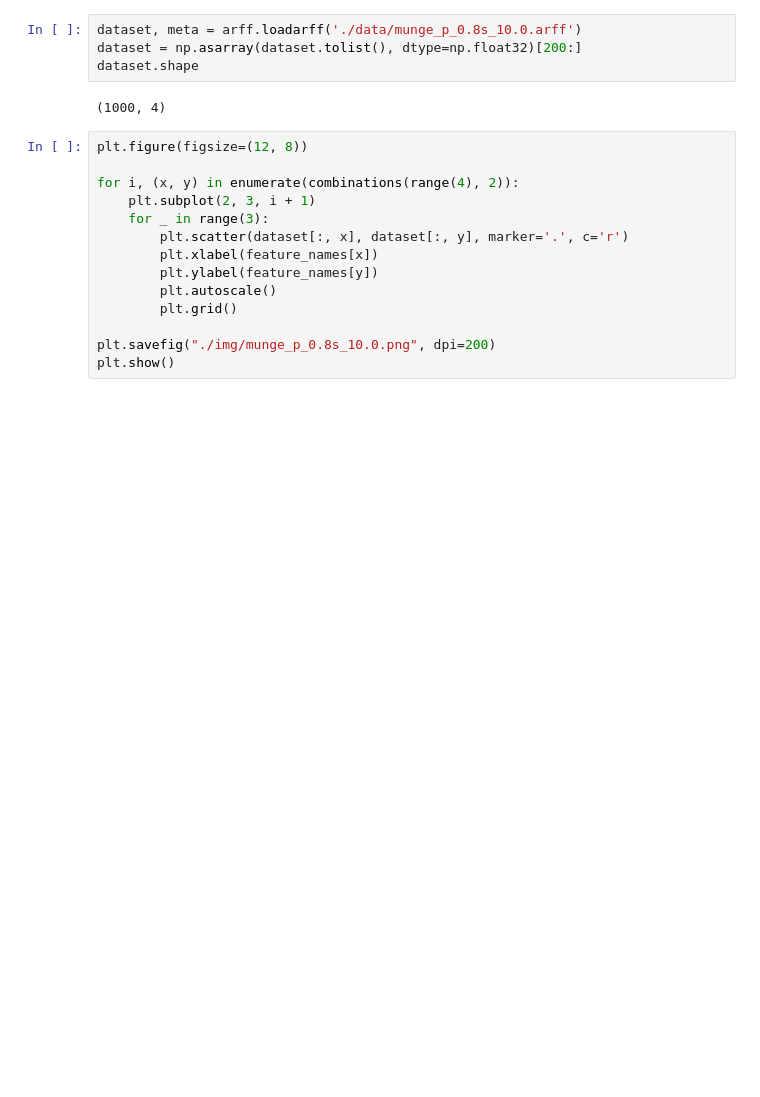
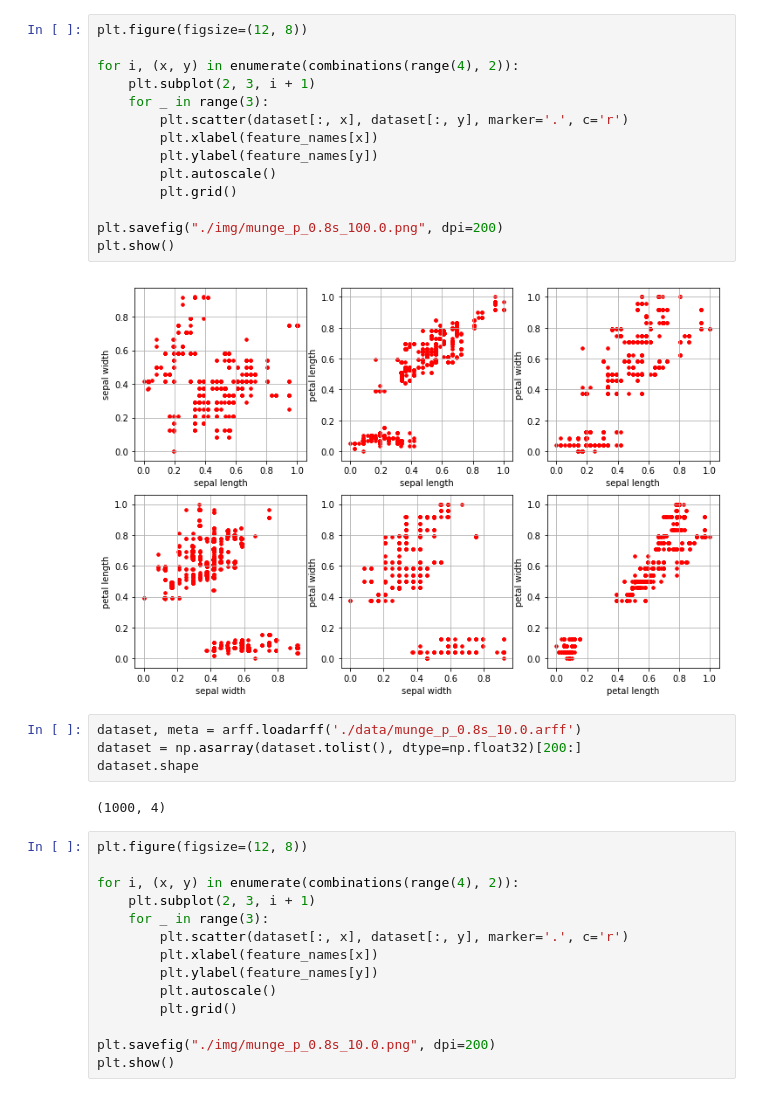
Before and after one commit to lapis-zero09/MUNGE, a Jupyter notebook: MUNGE_example.ipynb, the cells around one changed output. Saved outputs shown, nothing was run; the diff lists cells and outputs as text; blank space fills up the shorter version.

```diff
--- a/MUNGE_example.ipynb
+++ b/MUNGE_example.ipynb
@@ -61,3 +75,19 @@ plt.show()
+# %%
+plt.figure(figsize=(12, 8))
+
+for i, (x, y) in enumerate(combinations(range(4), 2)):
+    plt.subplot(2, 3, i + 1)
+    for _ in range(3):
+        plt.scatter(dataset[:, x], dataset[:, y], marker='.', c='r')
+        plt.xlabel(feature_names[x])
+        plt.ylabel(feature_names[y])
+        plt.autoscale()
+        plt.grid()
+
+plt.savefig("./img/munge_p_0.8s_100.0.png", dpi=200)
+plt.show()
+# %% [output]
+[figure, added]
 # %%
 dataset, meta = arff.loadarff('./data/munge_p_0.8s_10.0.arff')
 dataset = np.asarray(dataset.tolist(), dtype=np.float32)[200:]
```
Also changed, not shown: parts of 12 cells of this notebook, 15 other files.
